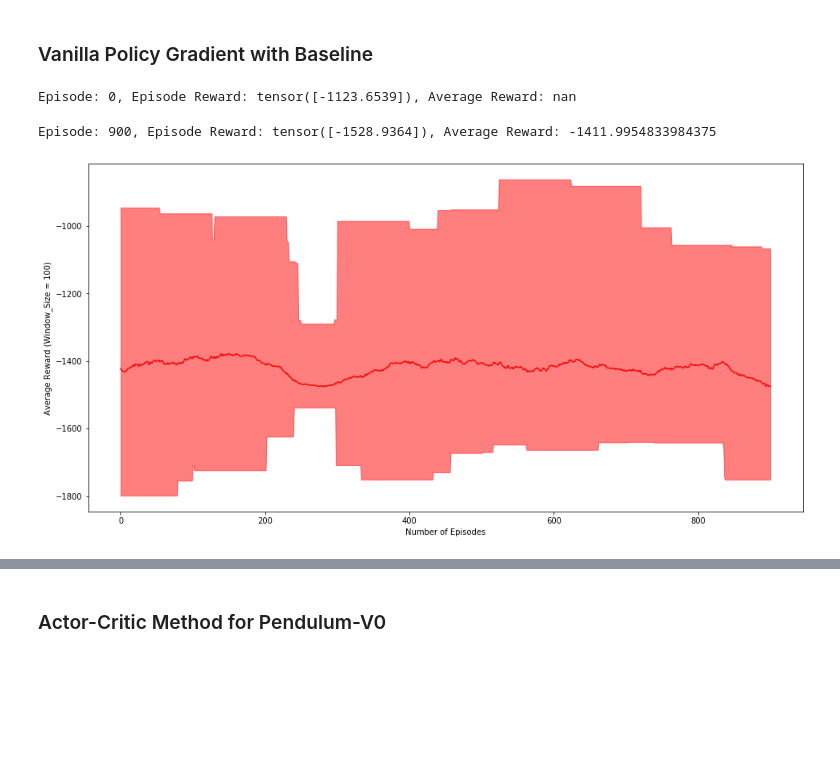
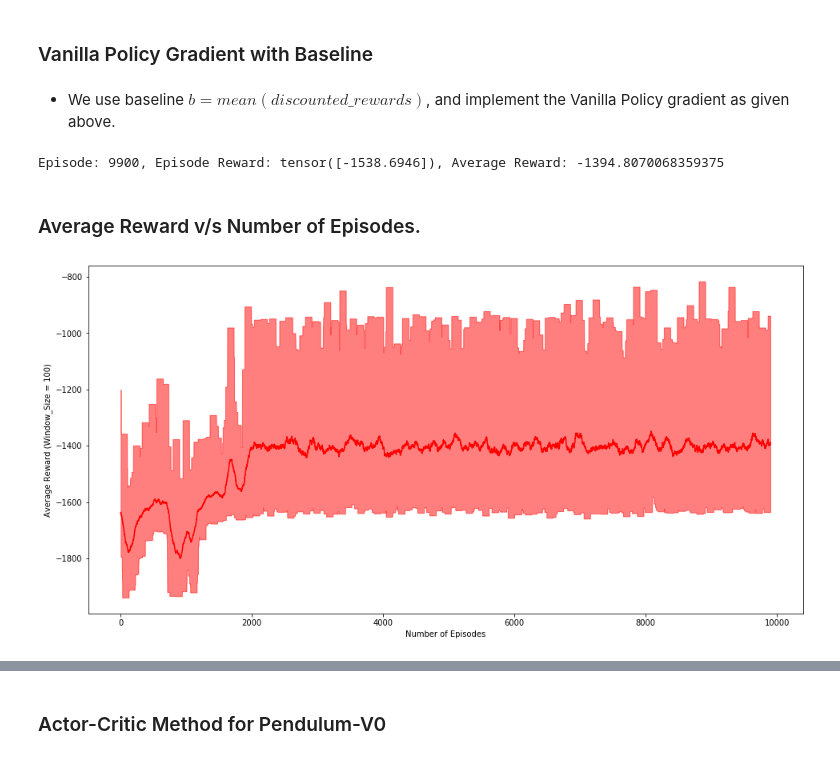
Before and after one commit to batra98/Policy-Gradients, a Jupyter notebook: Policy-Gradient Methods for continuous action spaces.ipynb, the cells around one changed output, grey strips where cells are left out. Cells and saved outputs as stored; diff of their text form; code cells hidden in the pictures; blank space fills up the shorter version.

```diff
--- a/Policy-Gradient Methods for continuous action spaces.ipynb
+++ b/Policy-Gradient Methods for continuous action spaces.ipynb
@@ -105,18 +126,21 @@ print(np.var(agent_VPG_without_baseline.var_reward))
 # %% [markdown]
 ### Vanilla Policy Gradient with Baseline
+# %% [markdown]
+- We use baseline $b = mean(discounted\_rewards)$, and implement the Vanilla Policy gradient as given above.
 # %%
 agent_VPG_with_baseline = Pendulum_Policy_Gradient.Pendulum_Agent(env)
-reward_history = agent_VPG_with_baseline.train(max_episodes = 1000,baseline = True)
+reward_history = agent_VPG_with_baseline.train(max_episodes = 10000,baseline = True)
 # %% [output]
-Episode: 0, Episode Reward: tensor([-1123.6539]), Average Reward: nan
+Episode: 9900, Episode Reward: tensor([-1538.6946]), Average Reward: -1394.8070068359375
-Episode: 900, Episode Reward: tensor([-1528.9364]), Average Reward: -1411.9954833984375
+# %% [markdown]
+### Average Reward v/s Number of Episodes.
 # %%
 window_size = 100
 average, min_returns, max_returns = plotting(reward_history,window_size)
 plt.figure(figsize = (16,8))
-plot_mean_and_CI(average,min_returns,max_returns,'r','r')
+plot_mean_and_CI(average,min_returns,`max_returns,'r','r')
 plt.xlabel("Number of Episodes")
 plt.ylabel("Average Reward (Window_Size = {})".format(window_size))
 plt.show()
 # %% [output]
-[figure, old version]
+[figure, new version]
```
Also changed, not shown: parts of 24 cells of this notebook, 3 other files.
